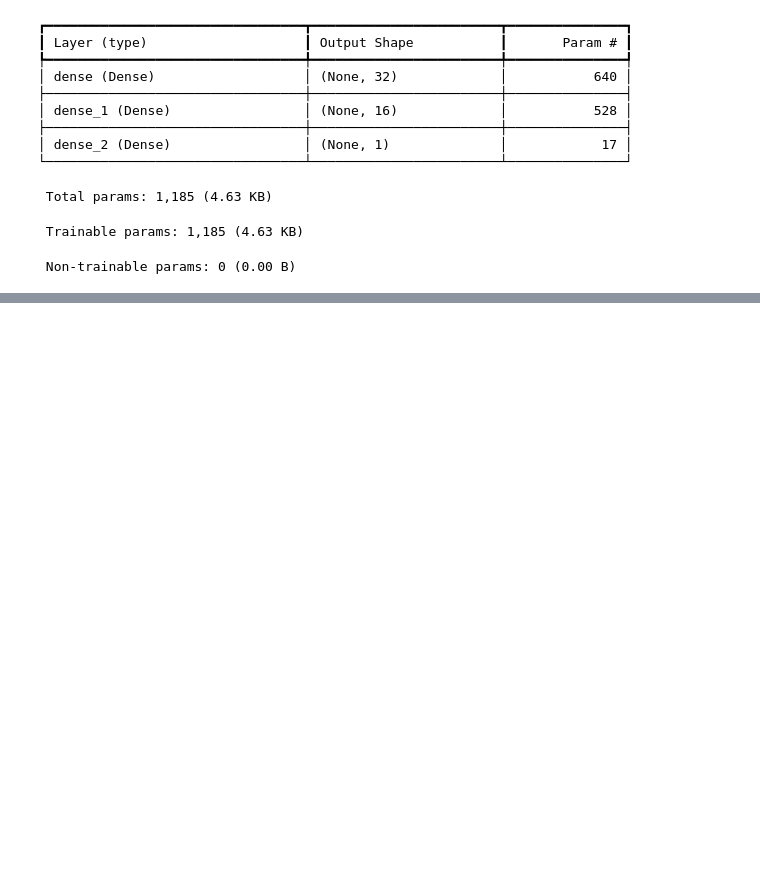
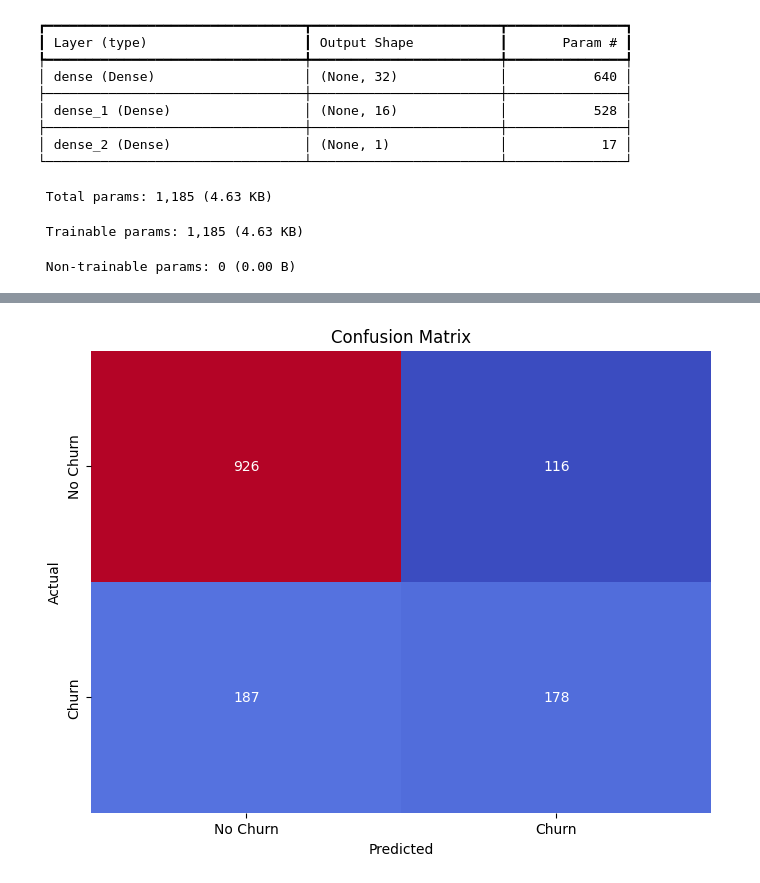
Before and after one commit to Judith456/Python-Evening-Class, a Jupyter notebook: Logistic Regression/Churn.ipynb, the cells around one changed output, grey strips where cells are left out. Drawn from its saved outputs; the diff is of its cells as text; code cells hidden in the pictures; blank space fills up the shorter version.

Commit message:
Churn commit

```diff
--- a/Logistic Regression/Churn.ipynb
+++ b/Logistic Regression/Churn.ipynb
@@ -273,3 +274,9 @@ Senior Citizen
 1    1142
 Name: count, dtype: int64
 [figure]
+# %%
+#Random forest classifier
+
+from sklearn.ensemble import RandomForestClassifier
+clf = RandomForestClassifier(n_estimators=100, random_state=42)
+clf.fit(X_train, y_train)
@@ -275,0 +285,8 @@ Name: count, dtype: int64
+# %%
+#Evaluate the model
+
+from sklearn.metrics import accuracy_score
+
+y_pred = clf.predict(X_test)
+accuracy = accuracy_score(y_test,y_pred)
+print(f"Model Accuracy: {accuracy:.2f}")
@@ -275,0 +295,14 @@ Name: count, dtype: int64
+# %%
+#Is model accuracy of 0.78 good or?
+#it is good, but we can improve it further by tuning hyperparameters or using more advanced models.
+
+#What are hyperparameters?
+#Hyperparameters are the parameters that are set before the learning process begins.
+# They control the training process and the structure of the model.
+# Examples include learning rate, number of trees in a random forest, and number of layers in a neural network.
+
+#Confusion Matrix
+from sklearn.metrics import confusion_matrix
+
+conf_matrix = confusion_matrix(y_test, y_pred)
+print(f"Confusion Matrix: {conf_matrix}")
@@ -275,0 +340,15 @@ Name: count, dtype: int64
+# %%
+#visalze confusion matrix
+import seaborn as sns
+import matplotlib.pyplot as plt
+plt.figure(figsize=(8, 6))
+sns.heatmap(conf_matrix, annot=True, fmt='d', cmap='coolwarm',
+              cbar=False,
+              xticklabels=['No Churn', 'Churn'],
+              yticklabels=['No Churn', 'Churn'])
+plt.title('Confusion Matrix')
+plt.xlabel('Predicted')
+plt.ylabel('Actual')
+plt.show()
+# %% [output]
+[figure, added]
```
Also changed, not shown: parts of 11 cells of this notebook, 2 other files.
